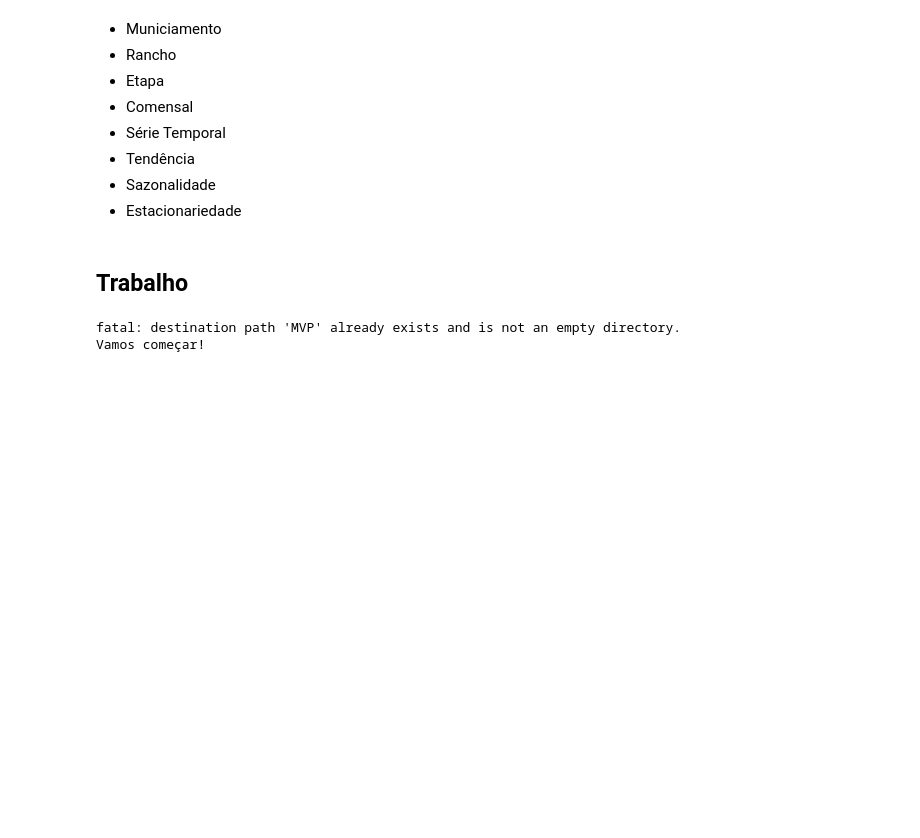
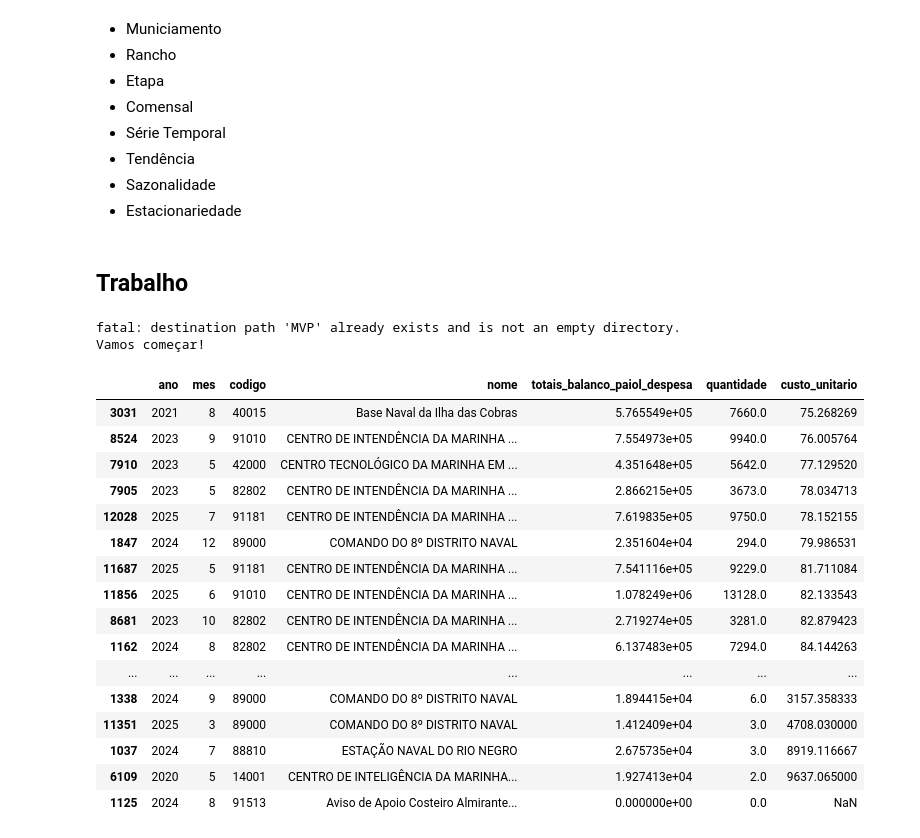
Before and after one commit to ffserro/MVP, a Jupyter notebook: mvp.ipynb, the cells around one changed output. Drawn from its saved outputs; the diff is of its cells as text; code cells hidden in the pictures; blank space fills up the shorter version.

```diff
--- a/mvp.ipynb
+++ b/mvp.ipynb
@@ -72,3 +72,27 @@ etapas = pd.concat([etapas]+[pd.read_excel(d) for d in glob('/content/MVP/dados/
 
 da = pd.DataFrame()
 da = pd.concat([da]+[pd.read_excel(d) for d in glob('/content/MVP/dados/da/*')]).reset_index(drop=True)
+# %%
+mmm_custo_unitario = pd.merge(left=mmm, right=etapas.groupby(['ano', 'mes', 'codigo']).quantidade.sum().reset_index(), how='inner', on=['codigo', 'ano', 'mes'])[['ano', 'mes', 'codigo', 'nome', 'totais_balanco_paiol_despesa', 'quantidade']]
+# %%
+mmm_custo_unitario['custo_unitario'] = mmm_custo_unitario.totais_balanco_paiol_despesa / mmm_custo_unitario.quantidade
+# %%
+mmm_custo_unitario.sort_values(by='custo_unitario').tail(50)
+# %% [output]
+|  | ano | mes | codigo | nome | totais_balanco_paiol_despesa | quantidade | custo_unitario |
+| 3031 | 2021 | 8 | 40015 | Base Naval da Ilha das Cobras | 5.765549e+05 | 7660.0 | 75.268269 |
+| 8524 | 2023 | 9 | 91010 | CENTRO DE INTENDÊNCIA DA MARINHA ... | 7.554973e+05 | 9940.0 | 76.005764 |
+| 7910 | 2023 | 5 | 42000 | CENTRO TECNOLÓGICO DA MARINHA EM ... | 4.351648e+05 | 5642.0 | 77.129520 |
+| 7905 | 2023 | 5 | 82802 | CENTRO DE INTENDÊNCIA DA MARINHA ... | 2.866215e+05 | 3673.0 | 78.034713 |
+| 12028 | 2025 | 7 | 91181 | CENTRO DE INTENDÊNCIA DA MARINHA ... | 7.619835e+05 | 9750.0 | 78.152155 |
+| 1847 | 2024 | 12 | 89000 | COMANDO DO 8º DISTRITO NAVAL | 2.351604e+04 | 294.0 | 79.986531 |
+| 11687 | 2025 | 5 | 91181 | CENTRO DE INTENDÊNCIA DA MARINHA ... | 7.541116e+05 | 9229.0 | 81.711084 |
+| 11856 | 2025 | 6 | 91010 | CENTRO DE INTENDÊNCIA DA MARINHA ... | 1.078249e+06 | 13128.0 | 82.133543 |
+| 8681 | 2023 | 10 | 82802 | CENTRO DE INTENDÊNCIA DA MARINHA ... | 2.719274e+05 | 3281.0 | 82.879423 |
+| 1162 | 2024 | 8 | 82802 | CENTRO DE INTENDÊNCIA DA MARINHA ... | 6.137483e+05 | 7294.0 | 84.144263 |
+| ... | ... | ... | ... | ... | ... | ... | ... |
+| 1338 | 2024 | 9 | 89000 | COMANDO DO 8º DISTRITO NAVAL | 1.894415e+04 | 6.0 | 3157.358333 |
+| 11351 | 2025 | 3 | 89000 | COMANDO DO 8º DISTRITO NAVAL | 1.412409e+04 | 3.0 | 4708.030000 |
+| 1037 | 2024 | 7 | 88810 | ESTAÇÃO NAVAL DO RIO NEGRO | 2.675735e+04 | 3.0 | 8919.116667 |
+| 6109 | 2020 | 5 | 14001 | CENTRO DE INTELIGÊNCIA DA MARINHA... | 1.927413e+04 | 2.0 | 9637.065000 |
+| 1125 | 2024 | 8 | 91513 | Aviso de Apoio Costeiro Almirante... | 0.000000e+00 | 0.0 | NaN |
```
Also changed, not shown: parts of 27 cells of this notebook.
